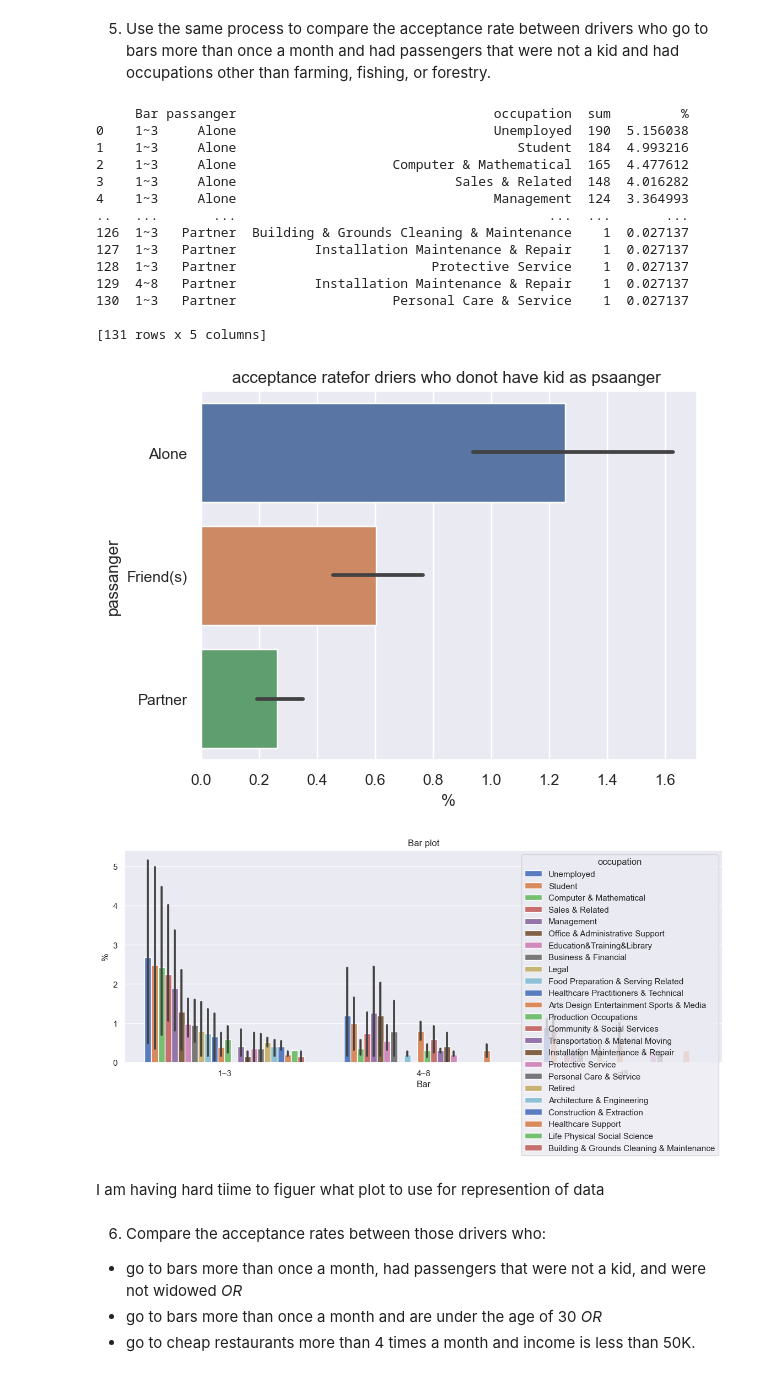
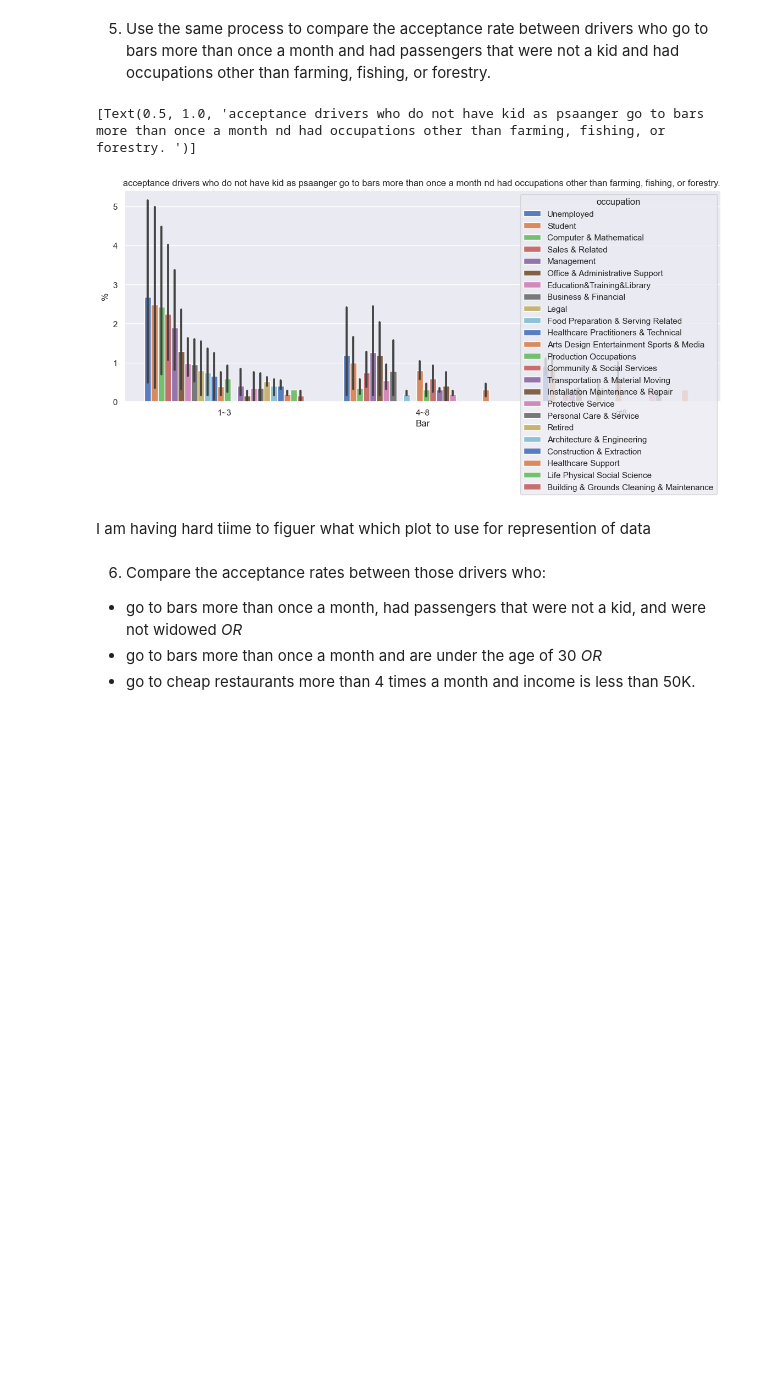
Before and after one commit to rvadavia/Testing-Git-for-UBC--ML, a Jupyter notebook: Assignment 5.1.ipynb, the cells around one changed output. Drawn from its saved outputs; the diff is of its cells as text; code cells hidden in the pictures; blank space fills up the shorter version.

```diff
--- a/Assignment 5.1.ipynb
+++ b/Assignment 5.1.ipynb
@@ -301,55 +308,32 @@ the result shows that age between 25 and 30 has higher cceptance rate and also a
 5. Use the same process to compare the acceptance rate between drivers who go to bars more than once a month and had passengers that were not a kid and had occupations other than farming, fishing, or forestry.
 # %%
 barAgePassOccup_Coupons = data[["Bar","passanger","occupation"]]
-barAgePassOccup_Coupons = barAgePassOccup_Coupons.query('passanger != "Kid(s)"  & (Bar == "1~3" | Bar == "4~8" | Bar == "gt8") & (occupation != "farming" |  occupation != "fishing" | occupation != "forestry") ')
-#farming, fishing, or forestry.
+
+barlist = ["1~3","4~8","gt8"]
+Occlist = ["farming","fishing","forestry"]
+barAgePassOccup_Coupons = barAgePassOccup_Coupons.query('passanger != "Kid(s)"  & (Bar in @barlist) & (occupation not in @Occlist) ')
+#barAgePassOccup_Coupons
 barAgePassOccup_Coupons = barAgePassOccup_Coupons.value_counts()
 barAgePassOccup_Coupons = barAgePassOccup_Coupons.reset_index()
 barAgePassOccup_Coupons.columns = ["Bar","passanger","occupation","sum"]
 total = barAgePassOccup_Coupons[['sum']].sum(axis=0)
 barAgePassOccup_Coupons['%'] = barAgePassOccup_Coupons['sum'] * 100/ total[0]
-print(barAgePassOccup_Coupons)
-
-# barage_Coupons = barage_Coupons.reset_index()
-# barage_Coupons.columns = ['Bar', 'age','sum']
-# total = barage_Coupons[['sum']].sum(axis=0)
-# print(total[0])
-# barage_Coupons['%'] = barage_Coupons['sum'] * 100/ total[0]
-# print(barage_Coupons["Bar"].unique())
-
-# barage_Coupons['age'] = barage_Coupons['age'].replace(['50plus', 'below21'], ['50', '20'])
-# df25andup = barage_Coupons.query('age > "25" & (Bar == "1~3" | Bar == "4~8" | Bar == "gt8") ')
-# df25andunder = barage_Coupons.query('age < "25" & (Bar == "1~3" | Bar == "4~8" | Bar == "gt8") ')
-sns.barplot(data=barAgePassOccup_Coupons, x= '%', y='passanger').set(title='acceptance ratefor driers who donot have kid as psaanger ')
+#sns.barplot(data=barAgePassOccup_Coupons, x= '%', y='passanger').set(title='acceptance ratefor driers who donot have kid as psaanger ')
 plt.figure(figsize=(14, 5))
 sns.barplot(data=barAgePassOccup_Coupons,
-            x="Bar",
-            y="%",
-            hue="occupation",
-            palette = "muted"
-           )
+             x="Bar",
+             y="%",
+             hue="occupation",
+             palette = "muted"
+            ).set(title='acceptance drivers who do not have kid as psaanger go to bars more than once a month nd had occupations other than farming, fishing, or forestry. ')
 
-plt.title("Bar plot")
-plt.show()
+ #plt.title("Bar plot")
+ #plt.show()
 # %% [output]
-     Bar passanger                                 occupation  sum         %
-0    1~3     Alone                                 Unemployed  190  5.156038
-1    1~3     Alone                                    Student  184  4.993216
-2    1~3     Alone                    Computer & Mathematical  165  4.477612
-3    1~3     Alone                            Sales & Related  148  4.016282
-4    1~3     Alone                                 Management  124  3.364993
-..   ...       ...                                        ...  ...       ...
-126  1~3   Partner  Building & Grounds Cleaning & Maintenance    1  0.027137
-127  1~3   Partner          Installation Maintenance & Repair    1  0.027137
-128  1~3   Partner                         Protective Service    1  0.027137
-129  4~8   Partner          Installation Maintenance & Repair    1  0.027137
-130  1~3   Partner                    Personal Care & Service    1  0.027137
-
-[131 rows x 5 columns]
+[Text(0.5, 1.0, 'acceptance drivers who do not have kid as psaanger go to bars more than once a month nd had occupations other than farming, fishing, or forestry. ')]
-[figure, old version]
+[figure, new version]
-[figure, removed]
 # %% [markdown]
-I am having hard tiime to figuer what plot to use for represention of  data
+I am having hard tiime to figuer what which plot to use for represention of  data
 # %% [markdown]
 6. Compare the acceptance rates between those drivers who:
 
```
Also changed, not shown: parts of 5 cells of this notebook.
